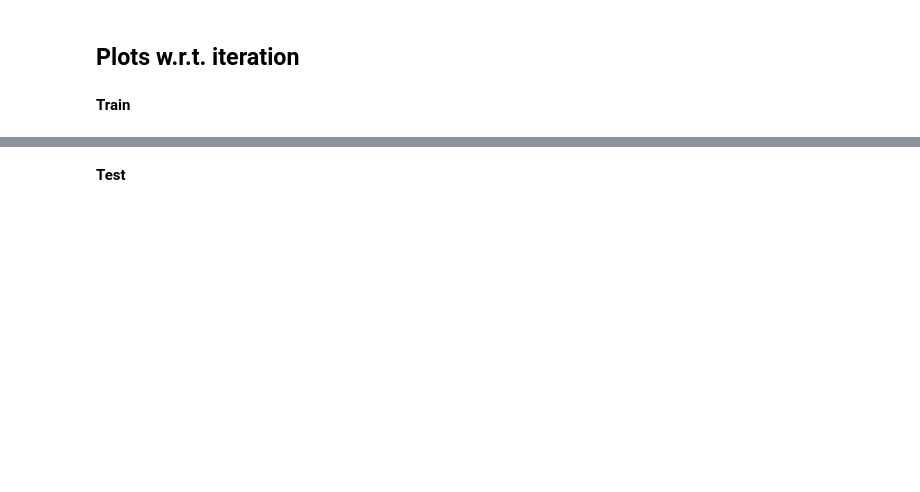
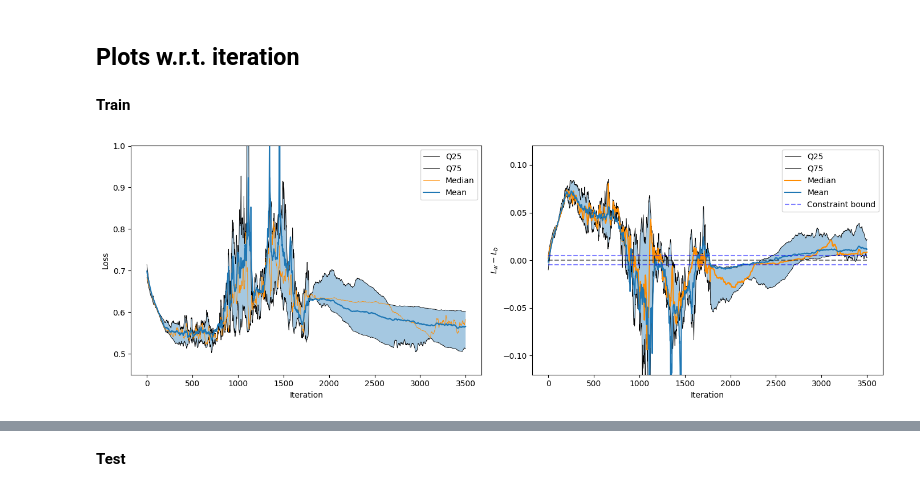
Before and after one commit to andrewklayk/humancompatible-train, a Jupyter notebook: experiments/algo_plots.ipynb, the cells around one changed output, grey strips where cells are left out. Drawn from its saved outputs; the diff is of its cells as text; code cells hidden in the pictures; blank space fills up the shorter version.

```diff
--- a/experiments/algo_plots.ipynb
+++ b/experiments/algo_plots.ipynb
@@ -189,4 +239,6 @@ alg = "SSLALM"
 # %% [markdown]
 **Train**
 # %%
-f1tr = plot_iter(stats_train[alg], lb, "iteration")
+f1tr = plot_iter(stats_train['a03'], lb, "iteration", f_ylim=(0.45, 1.), c_ylim=(-0.12, 0.12))
+# %% [output]
+[figure, added]
```
Also changed, not shown: parts of 33 cells of this notebook, 6 other files.
